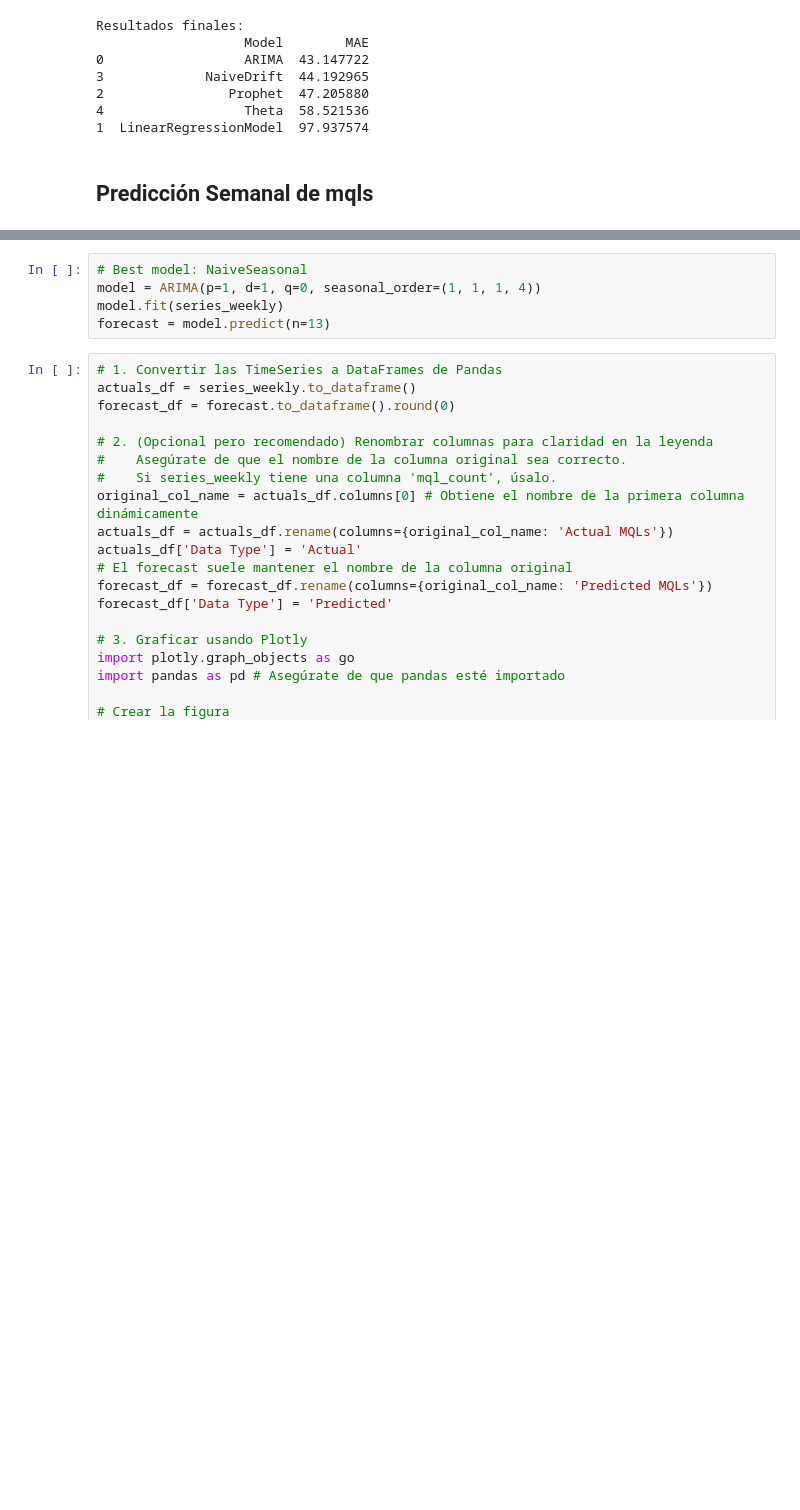
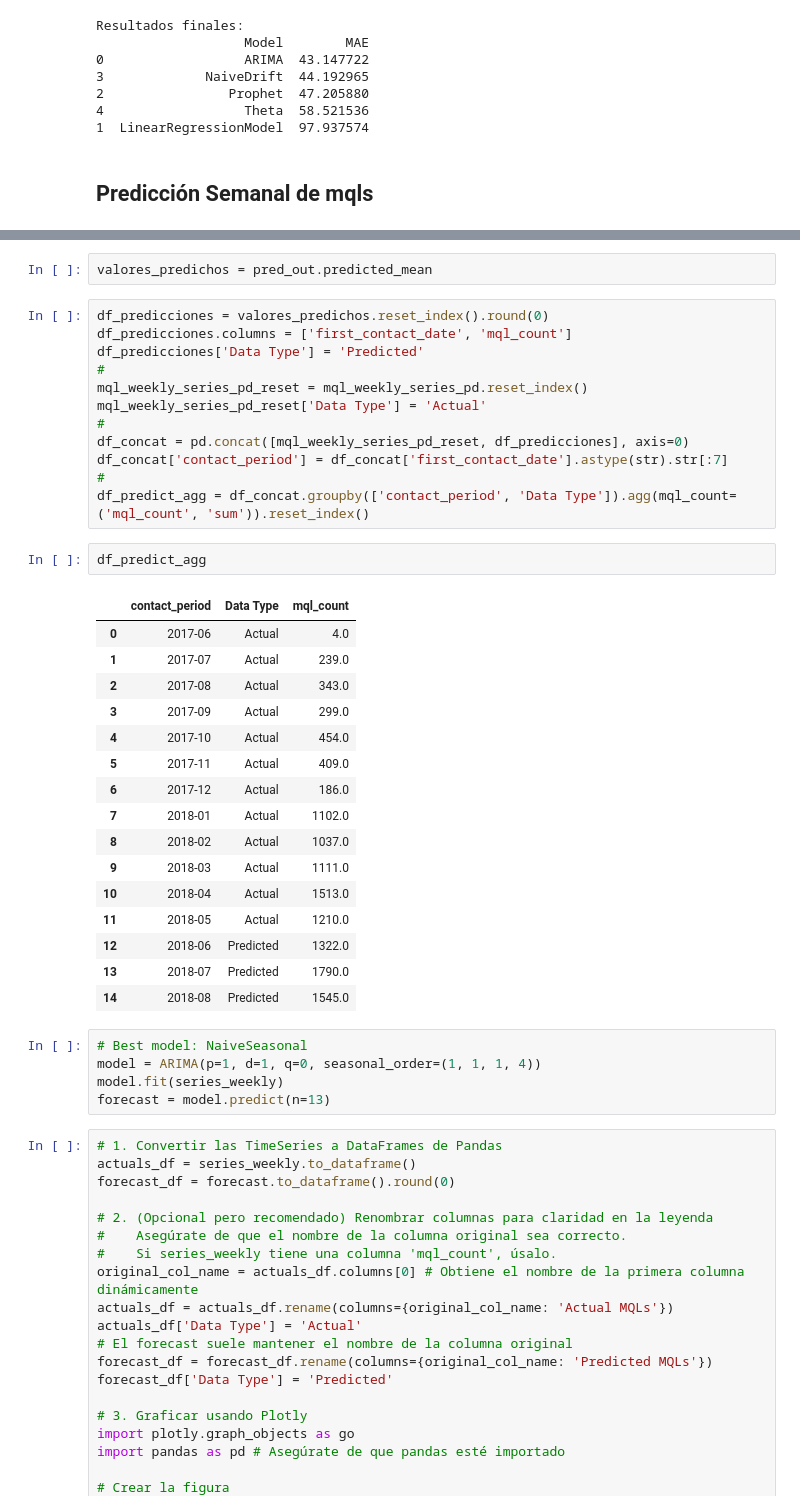
Before and after one commit to jhonfg13/Cobre_Prueba, a Jupyter notebook: notebooks/02_time_series_eda.ipynb, the cells around one changed output, grey strips where cells are left out. Saved outputs shown, nothing was run; the diff lists cells and outputs as text; blank space fills up the shorter version.

```diff
--- a/notebooks/02_time_series_eda.ipynb
+++ b/notebooks/02_time_series_eda.ipynb
@@ -319,3 +388,36 @@ Resultados finales:
+# %%
+valores_predichos = pred_out.predicted_mean
+# %%
+df_predicciones = valores_predichos.reset_index().round(0)
+df_predicciones.columns = ['first_contact_date', 'mql_count']
+df_predicciones['Data Type'] = 'Predicted'
+#
+mql_weekly_series_pd_reset = mql_weekly_series_pd.reset_index()
+mql_weekly_series_pd_reset['Data Type'] = 'Actual'
+#
+df_concat = pd.concat([mql_weekly_series_pd_reset, df_predicciones], axis=0)
+df_concat['contact_period'] = df_concat['first_contact_date'].astype(str).str[:7]
+#
+df_predict_agg = df_concat.groupby(['contact_period', 'Data Type']).agg(mql_count=('mql_count', 'sum')).reset_index()
+# %%
+df_predict_agg
+# %% [output]
+|  | contact_period | Data Type | mql_count |
+| 0 | 2017-06 | Actual | 4.0 |
+| 1 | 2017-07 | Actual | 239.0 |
+| 2 | 2017-08 | Actual | 343.0 |
+| 3 | 2017-09 | Actual | 299.0 |
+| 4 | 2017-10 | Actual | 454.0 |
+| 5 | 2017-11 | Actual | 409.0 |
+| 6 | 2017-12 | Actual | 186.0 |
+| 7 | 2018-01 | Actual | 1102.0 |
+| 8 | 2018-02 | Actual | 1037.0 |
+| 9 | 2018-03 | Actual | 1111.0 |
+| 10 | 2018-04 | Actual | 1513.0 |
+| 11 | 2018-05 | Actual | 1210.0 |
+| 12 | 2018-06 | Predicted | 1322.0 |
+| 13 | 2018-07 | Predicted | 1790.0 |
+| 14 | 2018-08 | Predicted | 1545.0 |
 # %%
 # Best model: NaiveSeasonal
 model = ARIMA(p=1, d=1, q=0, seasonal_order=(1, 1, 1, 4))
```
Also changed, not shown: parts of 7 cells of this notebook, 2 other files.
